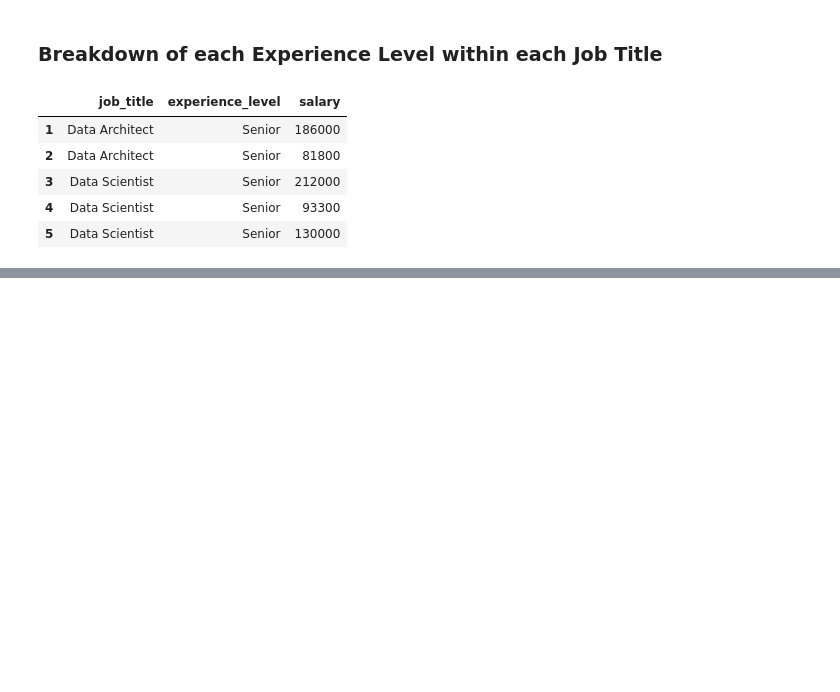
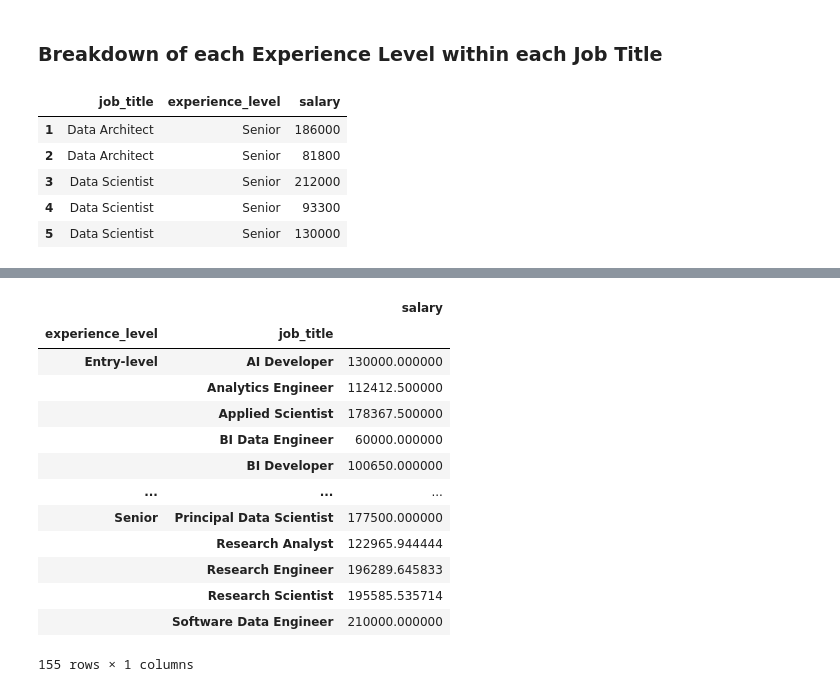
Before and after one commit to sarah-the-data-gal/Jobs_in_Data_Analysis, a Jupyter notebook: Jobs_And_Data_04022024-edits.ipynb, the cells around one changed output, grey strips where cells are left out. Saved outputs shown, nothing was run; the diff lists cells and outputs as text; code cells hidden in the pictures; blank space fills up the shorter version.

```diff
--- a/Jobs_And_Data_04022024-edits.ipynb
+++ b/Jobs_And_Data_04022024-edits.ipynb
@@ -307,0 +283,19 @@ Name: salary, dtype: float64
+# %%
+# Create the groupby series as a dataframe
+df = mean_sals.to_frame()
+df
+# %% [output]
+|  |  | salary |
+| experience_level | job_title |  |
+| Entry-level | AI Developer | 130000.000000 |
+|  | Analytics Engineer | 112412.500000 |
+|  | Applied Scientist | 178367.500000 |
+|  | BI Data Engineer | 60000.000000 |
+|  | BI Developer | 100650.000000 |
+| ... | ... | ... |
+| Senior | Principal Data Scientist | 177500.000000 |
+|  | Research Analyst | 122965.944444 |
+|  | Research Engineer | 196289.645833 |
+|  | Research Scientist | 195585.535714 |
+|  | Software Data Engineer | 210000.000000 |
+155 rows × 1 columns
```
Also changed, not shown: parts of 11 cells of this notebook.
